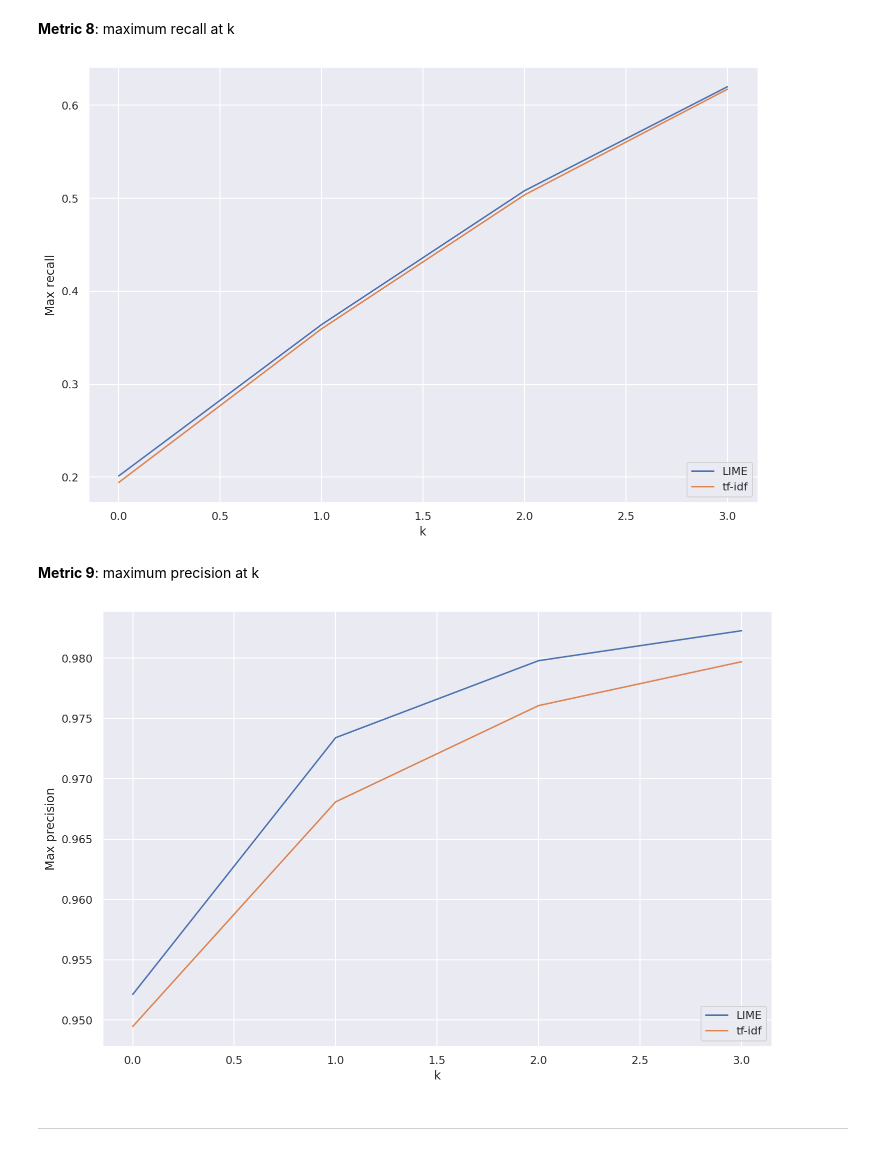
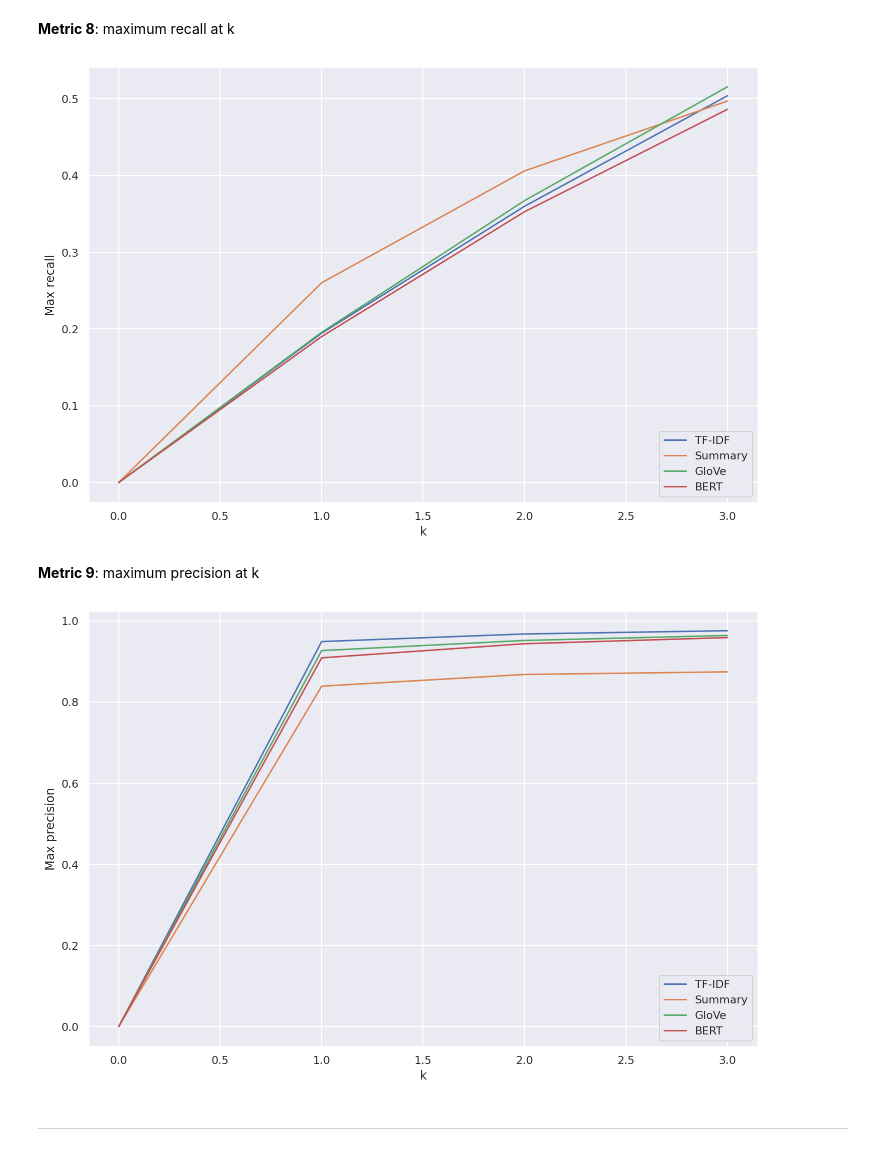
Before and after one commit to jermathew/E2L, a Jupyter notebook: notebooks/evaluation/wikidata_v2_eval.ipynb, the cells around one changed output. Drawn from its saved outputs; the diff is of its cells as text; code cells hidden in the pictures.

Commit message:
eval our methodology using a fine-tuned distilBERT model on the Wikidata dataset

```diff
--- a/notebooks/evaluation/wikidata_v2_eval.ipynb
+++ b/notebooks/evaluation/wikidata_v2_eval.ipynb
@@ -157,0 +244,2 @@ show_barplot(lime_k_recall_id, lime_k_recall, 'entity id', 'k', use_plotly)
+# %%
+plot_labels = ['TF-IDF', 'Summary', 'GloVe', 'BERT']
@@ -158,12 +252,17 @@ show_barplot(lime_k_recall_id, lime_k_recall, 'entity id', 'k', use_plotly)
 # %% [markdown]
 **Metric 2**: maximum F1-score at k
 # %%
-ignore_ids = ['Q1484620', 'Q153721', 'Q383502', 'Q647093', 'Q971268', 'Q1067027', 'Q22713116']
+ignore_ids = ['Q1484620', 'Q153721', 'Q383502', 'Q647093', 'Q971268', 'Q1067027', 'Q22713116', 'Q1181264']
 # %%
 min_k = sys.maxsize
 min_name = None
-for group_name, group_data in grouped_lime_df:
-    num_terms = group_data.shape[0]
-    if num_terms < min_k and group_name not in ignore_ids:
+for group_name, group_data in grouped_tfidf_df:
+    tmp_min = min(group_data.shape[0],
+                  grouped_summary_df.get_group(group_name).shape[0],
+                  grouped_glove_df.get_group(group_name).shape[0],
+                  grouped_bert_df.get_group(group_name).shape[0])
+    if tmp_min < min_k and group_name not in ignore_ids:
         min_name = group_name
-        min_k = num_terms
+        min_k = tmp_min
+
+min_k += 1 # starts from zero
@@ -302,33 +423,35 @@ baseline_max_recall_at_k_avg = [sum(col)/len(col) for col in zip(*baseline_max_r
 # %%
 compare_lineplots(list(range(min_k)),
-                  lime_max_recall_at_k_avg,
-                  baseline_max_recall_at_k_avg,
-                  'LIME',
-                  'tf-idf',
+                  [tfidf_max_recall_at_k_avg, summary_max_recall_at_k_avg, glove_max_recall_at_k_avg, bert_max_recall_at_k_avg],
+                  plot_labels,
                   'k',
                   'Max recall',
                   use_plotly)
 # %% [output]
-[figure, old version]
+[figure, new version]
 # %% [markdown]
 **Metric 9**: maximum precision at k
 # %%
-lime_max_precision_at_k = [entry['max_precision_at_k'][:min_k] for entry in lime_metrics_list if entry['entity'] not in ignore_ids]
-lime_max_precision_at_k_avg = [sum(col)/len(col) for col in zip(*lime_max_precision_at_k)]
+tfidf_max_precision_at_k = [entry['max_precision_at_k'][:min_k] for entry in tfidf_metrics_list if entry['entity'] not in ignore_ids]
+tfidf_max_precision_at_k_avg = [sum(col)/len(col) for col in zip(*tfidf_max_precision_at_k)]
 
-baseline_max_precision_at_k = [entry['max_precision_at_k'][:min_k] for entry in baseline_metrics_list if entry['entity'] not in ignore_ids]
-baseline_max_precision_at_k_avg = [sum(col)/len(col) for col in zip(*baseline_max_precision_at_k)]
+summary_max_precision_at_k = [entry['max_precision_at_k'][:min_k] for entry in summary_metrics_list if entry['entity'] not in ignore_ids]
+summary_max_precision_at_k_avg = [sum(col)/len(col) for col in zip(*summary_max_precision_at_k)]
+
+glove_max_precision_at_k = [entry['max_precision_at_k'][:min_k] for entry in glove_metrics_list if entry['entity'] not in ignore_ids]
+glove_max_precision_at_k_avg = [sum(col)/len(col) for col in zip(*glove_max_precision_at_k)]
+
+bert_max_precision_at_k = [entry['max_precision_at_k'][:min_k] for entry in bert_metrics_list if entry['entity'] not in ignore_ids]
+bert_max_precision_at_k_avg = [sum(col)/len(col) for col in zip(*bert_max_precision_at_k)]
 # %%
 compare_lineplots(list(range(min_k)),
-                  lime_max_precision_at_k_avg,
-                  baseline_max_precision_at_k_avg,
-                  'LIME',
-                  'tf-idf',
+                  [tfidf_max_precision_at_k_avg, summary_max_precision_at_k_avg, glove_max_precision_at_k_avg, bert_max_precision_at_k_avg],
+                  plot_labels,
                   'k',
                   'Max precision',
                   use_plotly)
 # %% [output]
-[figure, old version]
+[figure, new version]
 # %% [markdown]
 ---
 # %% [markdown]
```
Also changed, not shown: parts of 72 cells of this notebook, 27 other files.
